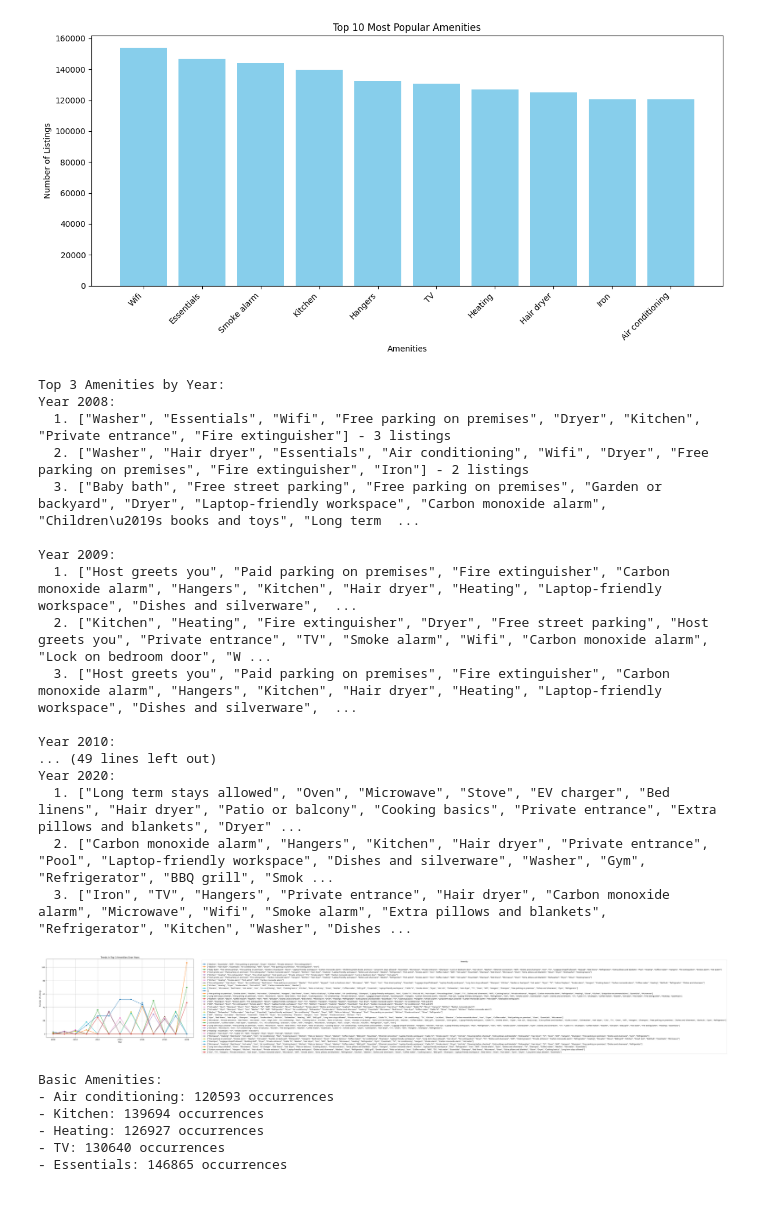
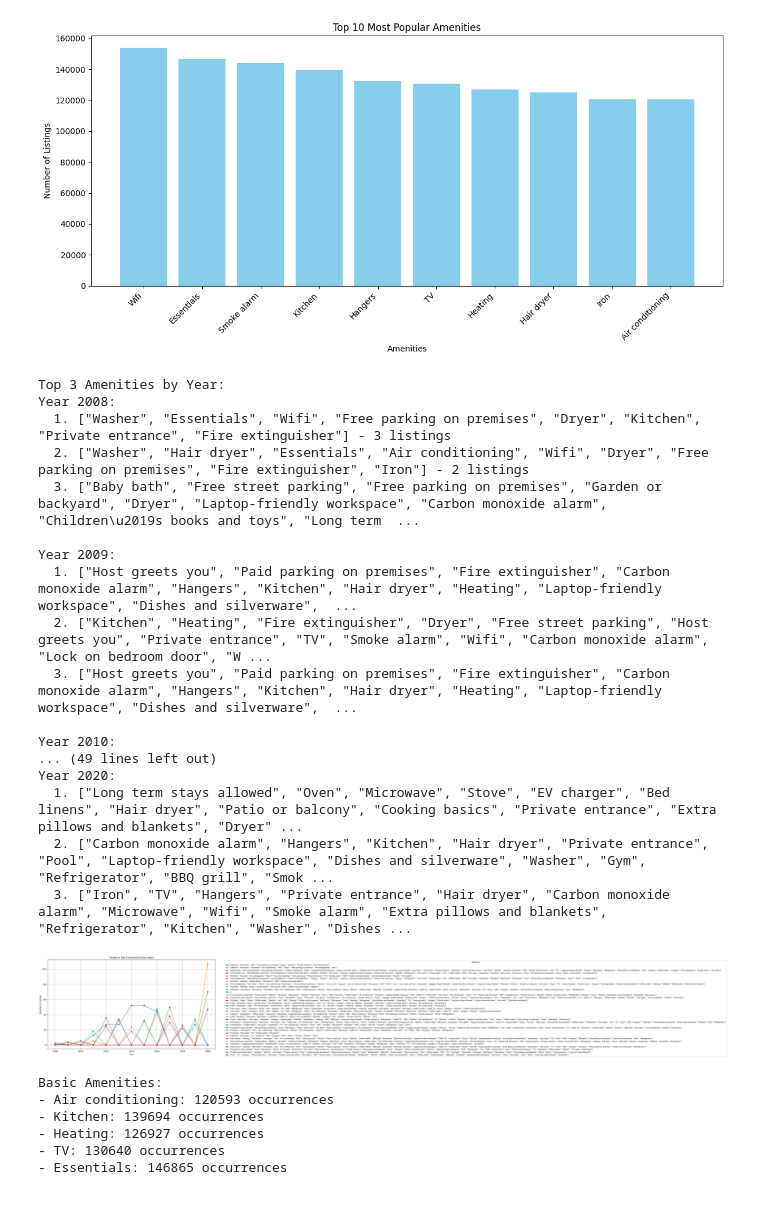
Before and after one commit to hmk81996/data_class_project_1, a Jupyter notebook: airbnb_cost_growth_exploration.ipynb, the cells around one changed output. Cells and saved outputs as stored; diff of their text form; code cells hidden in the pictures.

```diff
--- a/airbnb_cost_growth_exploration.ipynb
+++ b/airbnb_cost_growth_exploration.ipynb
@@ -281,8 +281,8 @@ required_columns = {'host_since', 'amenities'}
 if not required_columns.issubset(data.columns):
     raise ValueError(f"The dataset must contain the columns {required_columns} for this analysis.")
 
-# Convert 'host_since' to year if it's in date format
-data['host_since'] = pd.to_datetime(data['host_since'], errors='coerce').dt.year
+# Parse 'host_since' with a specified date format (assuming 'host_since' is in 'DD-MM-YYYY' format)
+data['host_since'] = pd.to_datetime(data['host_since'], format='%d-%m-%Y', errors='coerce').dt.year
 
 # Calculate top amenities per year
 top_amenities_per_year = (
@@ -296,8 +296,8 @@ top_amenities_per_year = (
 # Initialize dictionary to track trends
 amenity_trend_data = {}
 
-# Print the top amenities by year and populate amenity_trend_data
-print("Top Amenities by Year:")
+# Print the top 3 amenities by year and populate amenity_trend_data
+print("Top 3 Amenities by Year:")
 for year, amenities in sorted(top_amenities_per_year.items()):
     print(f"Year {int(year)}:")
     for rank, (amenity, count) in enumerate(amenities, start=1):  # Display top 3 amenities
@@ -316,38 +316,42 @@ plt.figure(figsize=(15, 8))
 for amenity in amenity_trend_df.columns:
     plt.plot(amenity_trend_df.index, amenity_trend_df[amenity], marker='o', label=amenity)
 
 plt.xlabel('Year')
 plt.ylabel('Number of Listings')
-plt.title('Trends in Top Amenities Over Years')
-plt.legend(title='Amenity', bbox_to_anchor=(1.05, 1), loc='upper left')
-plt.tight_layout()
+plt.title('Trends in Top 3 Amenities Over Years')
+
+# Adjust the legend to handle a large number of entries
+plt.legend(title='Amenity', bbox_to_anchor=(1.05, 1), loc='upper left', fontsize='small')
+plt.tight_layout(rect=[0, 0, 0.85, 1])  # Add more space on the right for the legend
 plt.grid(True)
 
-# Save plot as image file
+# Ensure output directory exists
 output_dir = "output_data"
 os.makedirs(output_dir, exist_ok=True)
+
+# Save plot as image file
 plt.savefig(f"{output_dir}/Fig3.png")
 
 plt.show()
 # %% [output]
 Top 3 Amenities by Year:
 Year 2008:
   1. ["Washer", "Essentials", "Wifi", "Free parking on premises", "Dryer", "Kitchen", "Private entrance", "Fire extinguisher"] - 3 listings
   2. ["Washer", "Hair dryer", "Essentials", "Air conditioning", "Wifi", "Dryer", "Free parking on premises", "Fire extinguisher", "Iron"] - 2 listings
   3. ["Baby bath", "Free street parking", "Free parking on premises", "Garden or backyard", "Dryer", "Laptop-friendly workspace", "Carbon monoxide alarm", "Children\u2019s books and toys", "Long term  ...
 
 Year 2009:
   1. ["Host greets you", "Paid parking on premises", "Fire extinguisher", "Carbon monoxide alarm", "Hangers", "Kitchen", "Hair dryer", "Heating", "Laptop-friendly workspace", "Dishes and silverware",  ...
   2. ["Kitchen", "Heating", "Fire extinguisher", "Dryer", "Free street parking", "Host greets you", "Private entrance", "TV", "Smoke alarm", "Wifi", "Carbon monoxide alarm", "Lock on bedroom door", "W ...
   3. ["Host greets you", "Paid parking on premises", "Fire extinguisher", "Carbon monoxide alarm", "Hangers", "Kitchen", "Hair dryer", "Heating", "Laptop-friendly workspace", "Dishes and silverware",  ...
 
 Year 2010:
 ... (49 lines left out)
 Year 2020:
   1. ["Long term stays allowed", "Oven", "Microwave", "Stove", "EV charger", "Bed linens", "Hair dryer", "Patio or balcony", "Cooking basics", "Private entrance", "Extra pillows and blankets", "Dryer" ...
   2. ["Carbon monoxide alarm", "Hangers", "Kitchen", "Hair dryer", "Private entrance", "Pool", "Laptop-friendly workspace", "Dishes and silverware", "Washer", "Gym", "Refrigerator", "BBQ grill", "Smok ...
   3. ["Iron", "TV", "Hangers", "Private entrance", "Hair dryer", "Carbon monoxide alarm", "Microwave", "Wifi", "Smoke alarm", "Extra pillows and blankets", "Refrigerator", "Kitchen", "Washer", "Dishes ...
-[figure, old version]
+[figure, new version]
 # %%
 # Import necessary libraries
 import pandas as pd
```
Also changed, not shown: 1 other file.
